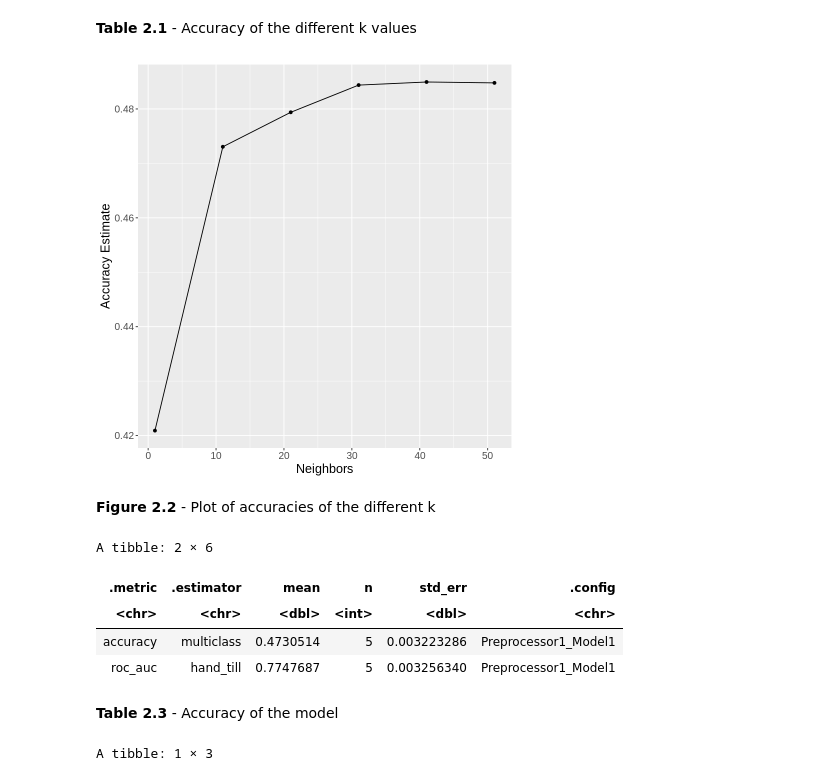
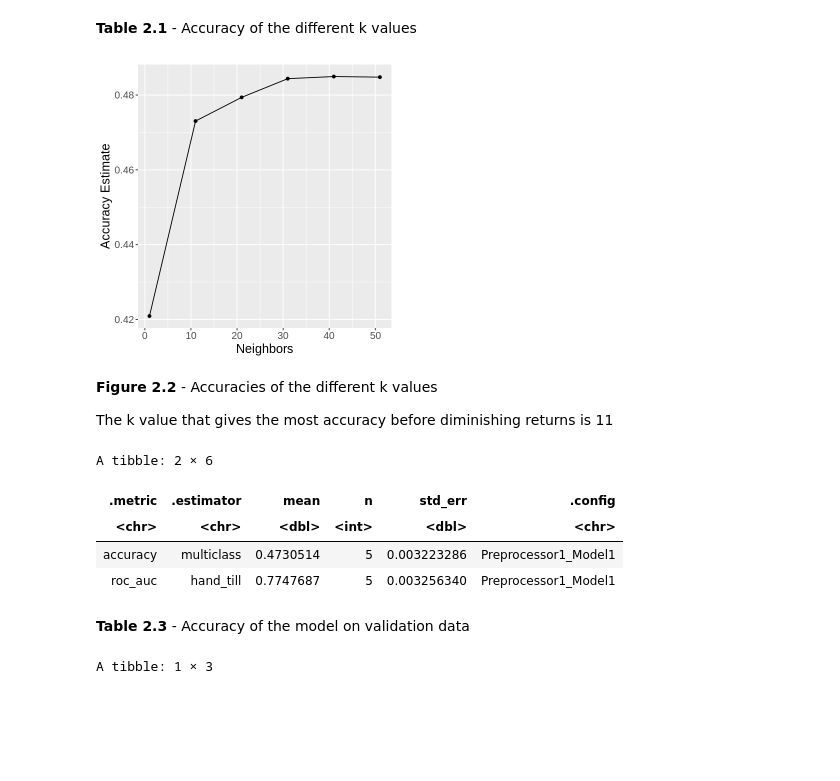
Before and after one commit to DSCI-310-2023/dsci-310-group-04, a Jupyter notebook: Project.ipynb, the cells around one changed output. Cells and saved outputs as stored; diff of their text form; code cells hidden in the pictures; blank space fills up the shorter version.

Commit message:
added preliminary data visualization

```diff
--- a/Project.ipynb
+++ b/Project.ipynb
@@ -49,16 +54,14 @@ A data.frame: 32833 × 23
 # %% [markdown]
 **Table 1.1** - Original dataset
 # %%
-# Tidy the data, only keep the releveant columns
-tidy_data <- data |>
+# Tidy the data, only keep the relevant columns
+tidy_song_data <- song_data |>
             select(playlist_genre, danceability:tempo)
-# Change datatype of match_result from character to factor in order for the next few functions to work
-# and successfully classify if it's a win or lose
-tidy_data$playlist_genre <- as.factor(tidy_data$playlist_genre)
-#TEMPORARY TAKE ONLY 5000 ROWS SO THE CODE RUNS FASTER, USE ALL THE DATA LATER
-#tidy_data <- initial_split(tidy_data, prop = 0.15, strata = playlist_genre)|>
-#               training()
-tidy_data
+
+# Change datatype of playlist_genre from character to factor in order for some of the functions to work later
+tidy_song_data$playlist_genre <- as.factor(tidy_song_data$playlist_genre)
+
+tidy_song_data
 # %% [output]
 A data.frame: 32833 × 12
 | playlist_genre | danceability | energy | key | loudness | mode | speechiness | acousticness | instrumentalness | ... |
@@ -74,15 +77,15 @@ A data.frame: 32833 × 12
 **Table 1.2** - Tidy dataset
 # %%
 # Split the data into training and testing sets at 75:25 ratio
+set.seed(1) # Set the seed for reproducability
 
-set.seed(1) # Set the seed for reproducability
-split_data <- initial_split(tidy_data, prop = 0.75, strata = playlist_genre)
+split_song_data <- initial_split(tidy_song_data, prop = 0.75, strata = playlist_genre)
 
 # training set
-train_data <- training(split_data)
+training_song_data <- training(split_song_data)
 
 # testing set
-test_data <- testing(split_data)
+testing_song_data <- testing(split_song_data)
 # %%
 # Preliminary data analysis
 
@@ -104,7 +165,7 @@ A data.frame: 1 × 12
 # %%
 # Building the classifier/regressor
 # Scale predictors, use standard recipe, setup knn_spec to tune for best k value
-data_recipe <- recipe(playlist_genre ~ ., data = train_data) |>
+song_recipe <- recipe(playlist_genre ~ ., data = training_song_data) |>
   step_scale(all_predictors()) |>
   step_center(all_predictors())
 
@@ -119,12 +180,12 @@ set.seed(1)
 
 k_vals <- tibble(neighbors = seq(from = 1, to = 51, by = 10))
 
-data_vfold <- vfold_cv(train_data, v = 5, strata = playlist_genre)
+song_vfold <- vfold_cv(training_song_data, v = 5, strata = playlist_genre)
 
 knn_results <- workflow() |>
-  add_recipe(data_recipe) |>
+  add_recipe(song_recipe) |>
   add_model(knn_spec) |>
-  tune_grid(resamples = data_vfold, grid = k_vals) |>
+  tune_grid(resamples = song_vfold, grid = k_vals) |>
   collect_metrics()
 
 accuracies <- knn_results |>
@@ -147,16 +208,19 @@ A tibble: 6 × 7
 # %%
 # Plot the different accuracies of k,
 accuracy_vs_k <- ggplot(accuracies, aes(x = neighbors, y = mean)) +
   geom_point() +
   geom_line() +
   labs(x = "Neighbors", y = "Accuracy Estimate") +
   theme(text = element_text(size = 15))
 
+options(repr.plot.width = 5, repr.plot.height = 5)
 accuracy_vs_k
 # %% [output]
-[figure, old version]
+[figure, new version]
 # %% [markdown]
-**Figure 2.2** - Plot of accuracies of the different k
+**Figure 2.2** - Accuracies of the different k values
+
+The k value that gives the most accuracy before diminishing returns is 11
 # %%
 # Calculate accuracy of the model using the best k and cross-validation
 
@@ -181,7 +245,7 @@ A tibble: 2 × 6
 | accuracy | multiclass | 0.4730514 | 5 | 0.003223286 | Preprocessor1_Model1 |
 | roc_auc | hand_till | 0.7747687 | 5 | 0.003256340 | Preprocessor1_Model1 |
 # %% [markdown]
-**Table 2.3** - Accuracy of the model
+**Table 2.3** - Accuracy of the model on validation data
 # %%
 #test predictions using test-data
 knn_fit <- workflow() |>
```
Also changed, not shown: parts of 14 cells of this notebook.
